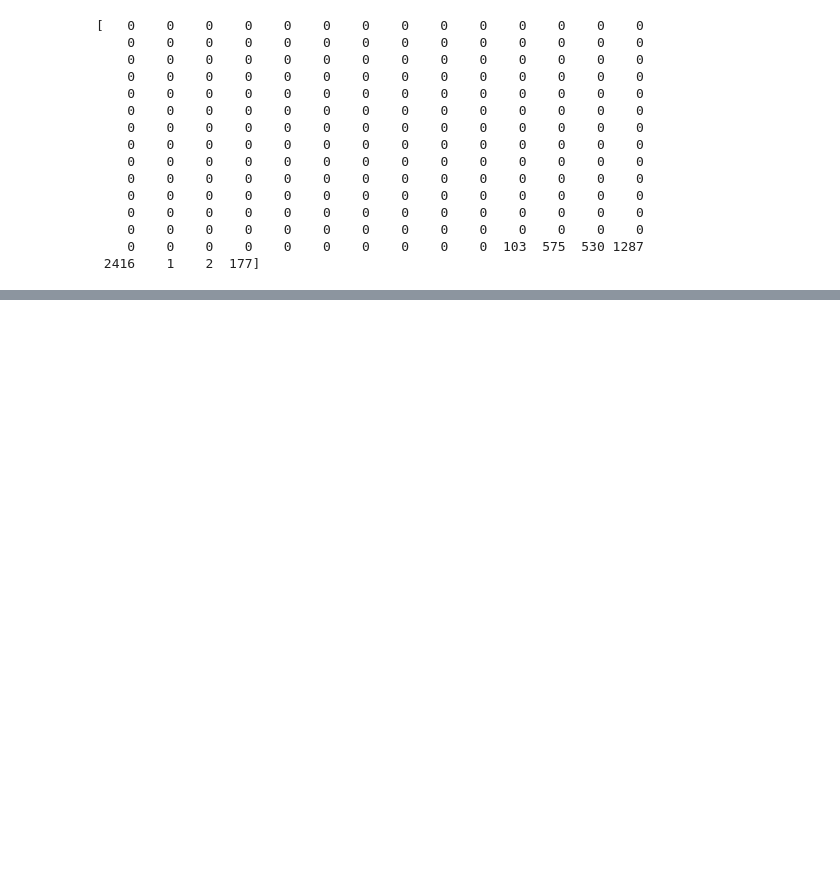
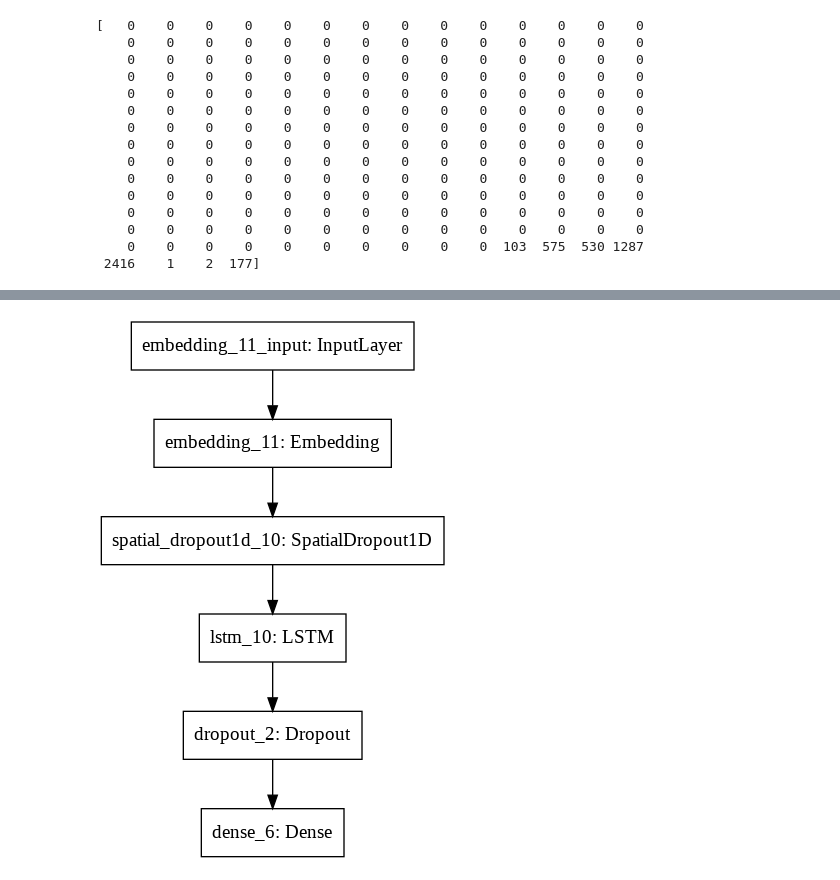
Before and after one commit to paulkarikari/LSTM-sentiment-analysis-with-tensorflow-keras-api, a Jupyter notebook: Tutorial_sentiment_analysis.ipynb, the cells around one changed output, grey strips where cells are left out. Drawn from its saved outputs; the diff is of its cells as text; code cells hidden in the pictures; blank space fills up the shorter version.

Commit message:
add dropout to model

```diff
--- a/Tutorial_sentiment_analysis.ipynb
+++ b/Tutorial_sentiment_analysis.ipynb
@@ -48,13 +48,13 @@ sentiment_label
 (array([0, 1, 1, ..., 0, 1, 1]),
  Index(['positive', 'negative'], dtype='object'))
 # %%
-from keras.preprocessing.text import Tokenizer
-from keras.preprocessing.sequence import pad_sequences
+from tensorflow.keras.preprocessing.text import Tokenizer
+from tensorflow.keras.preprocessing.sequence import pad_sequences
 
 tweet = tweet_df.text.values
 tokenizer = Tokenizer(num_words=5000)
 tokenizer.fit_on_texts(tweet)
-vacab_size = len(tokenizer.word_index) + 1
+vocab_size = len(tokenizer.word_index) + 1
 encoded_docs = tokenizer.texts_to_sequences(tweet)
 padded_sequence = pad_sequences(encoded_docs, maxlen=200)
 # %%
@@ -83,3 +85,18 @@ print(padded_sequence[0])
     0    0    0    0    0    0    0    0    0    0    0    0    0    0
     0    0    0    0    0    0    0    0    0    0  103  575  530 1287
  2416    1    2  177]
+# %%
+# Build the model
+from tensorflow.keras.models import Sequential
+from tensorflow.keras.layers import LSTM,Dense, Dropout, SpatialDropout1D
+from tensorflow.keras.layers import Embedding
+
+embedding_vector_length = 32
+model = Sequential()
+model.add(Embedding(vocab_size, embedding_vector_length, input_length=200) )
+model.add(SpatialDropout1D(0.25))
+model.add(LSTM(100, dropout=0.5, recurrent_dropout=0.5))
+model.add(Dropout(0.2))
+model.add(Dense(1, activation='sigmoid'))
+model.compile(loss='binary_crossentropy',optimizer='adam', metrics=['accuracy'])
+print(model.summary())
@@ -85,0 +123,5 @@ print(padded_sequence[0])
+# %%
+from tensorflow.keras.utils import plot_model
+plot_model(model, to_file='model.png')
+# %% [output]
+[figure, added]
```
Also changed, not shown: parts of 3 cells of this notebook.
